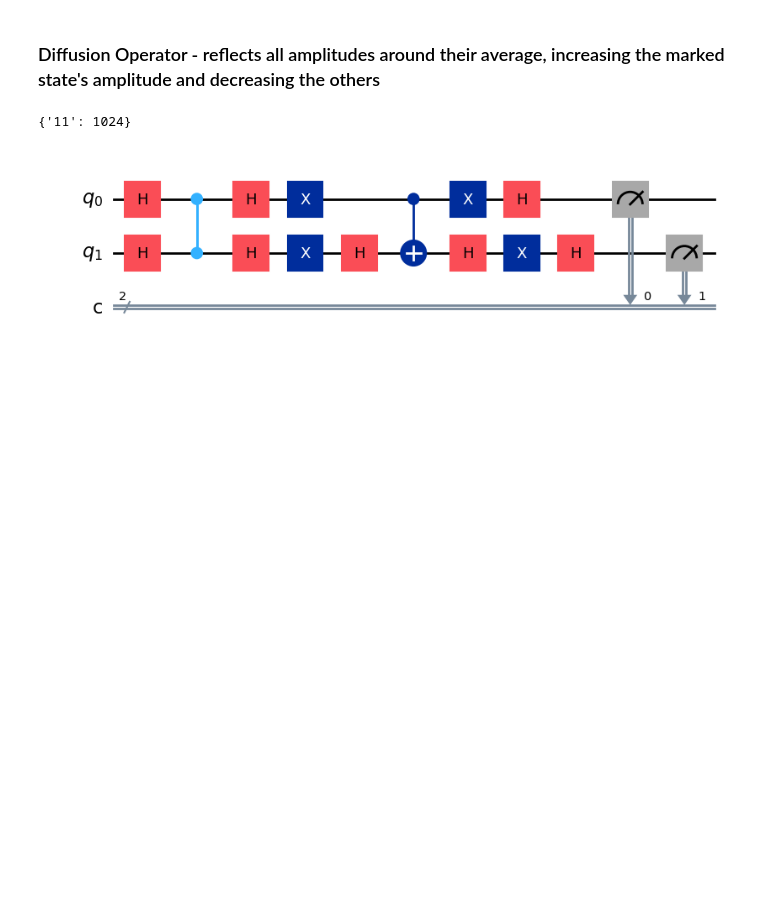
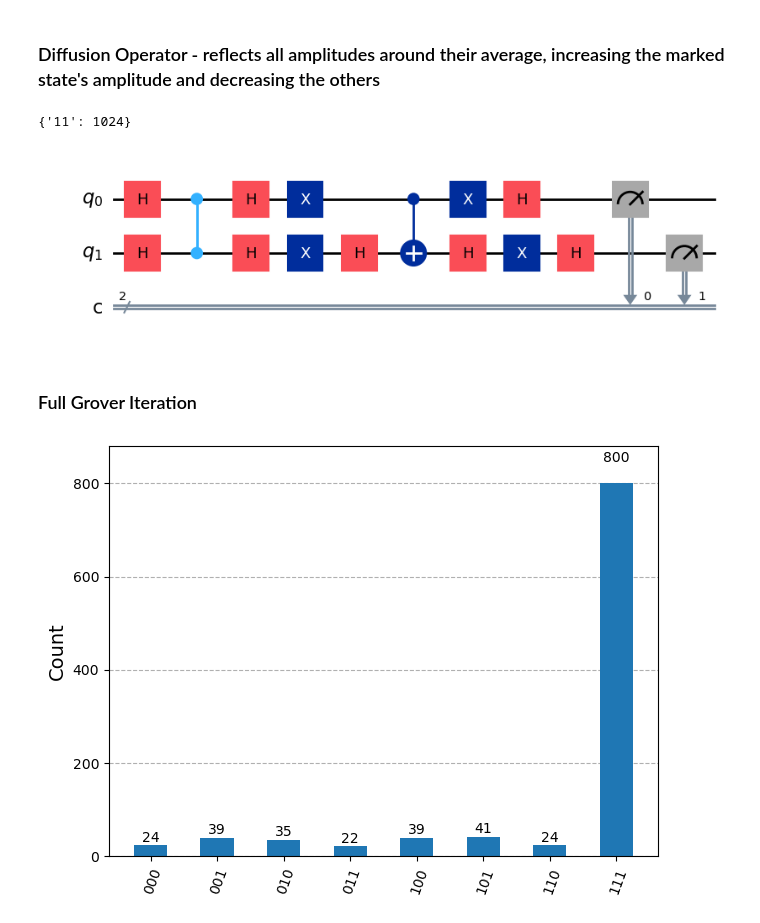
Before and after one commit to priscillalea/quantum-software.ipynb, a Jupyter notebook: quantum-study.ipynb, the cells around one changed output. Saved outputs shown, nothing was run; the diff lists cells and outputs as text; code cells hidden in the pictures; blank space fills up the shorter version.

Commit message:
grover

```diff
--- a/quantum-study.ipynb
+++ b/quantum-study.ipynb
@@ -159,3 +159,45 @@ grover.draw('mpl')
 # %% [output]
 {'11': 1024}
 [figure]
+# %% [markdown]
+### Full Grover Iteration
+# %%
+from qiskit import QuantumCircuit
+from qiskit_aer import AerSimulator
+from qiskit import transpile
+from qiskit.visualization import plot_histogram
+import numpy as np
+
+# Number of qubits
+n = 3
+
+# Create circuit with n qubits and n classical bits
+grover = QuantumCircuit(n, n)
+
+# Step 1: Create uniform superposition
+grover.h(range(n))
+
+# Step 2: Oracle
+# We mark |111⟩ using multi-controlled Z logic
+
+grover.h(n-1)                      # change basis
+grover.mcx([0,1], 2)               # multi-controlled X
+grover.h(n-1)                      # restore basis
+
+# Step 3: Diffusion operator
+grover.compose(diffusion_operator(n), inplace=True)
+
+# Step 4: Measure
+grover.measure(range(n), range(n))
+
+# Draw circuit
+grover.draw('mpl')
+
+sim = AerSimulator()
+compiled = transpile(grover, sim)
+result = sim.run(compiled, shots=1024).result()
+counts = result.get_counts()
+
+plot_histogram(counts)
+# %% [output]
+[figure, added]
```
